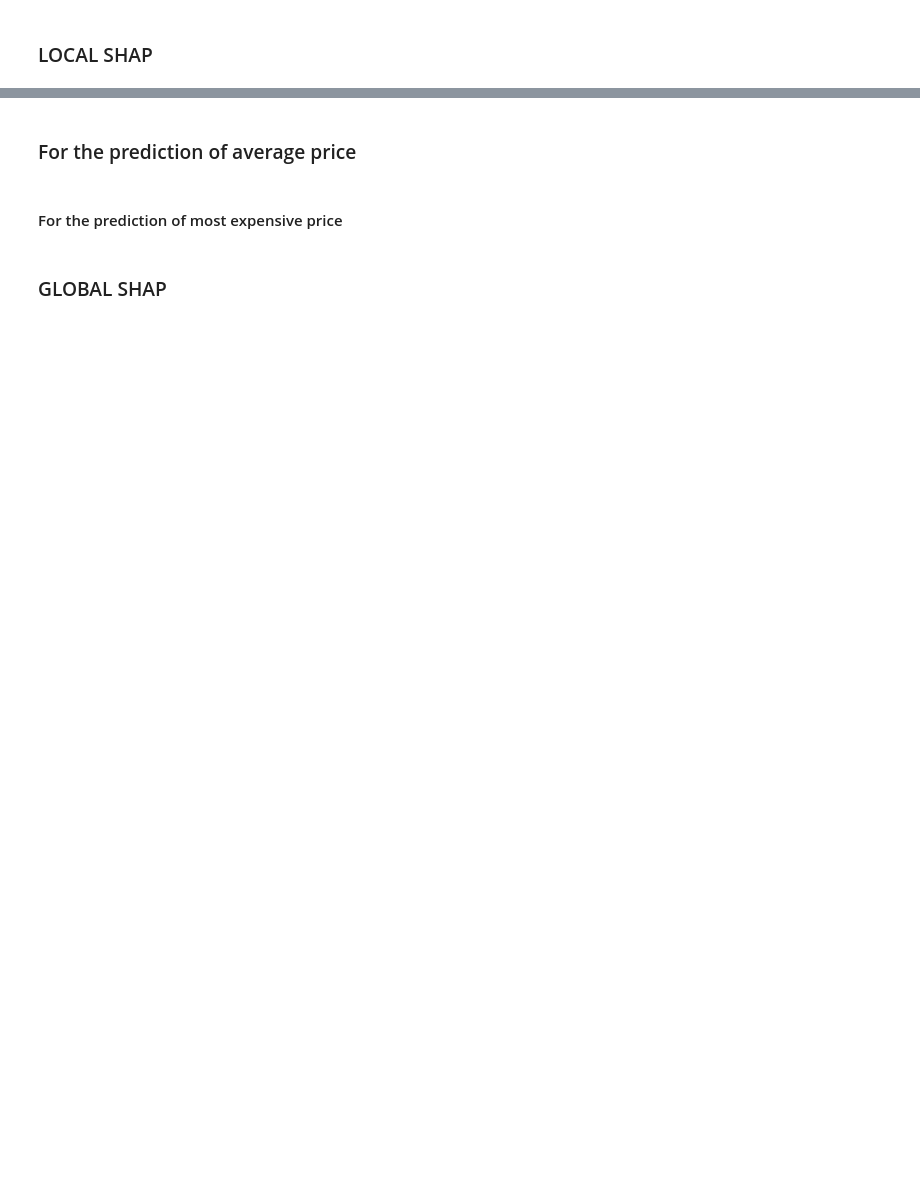
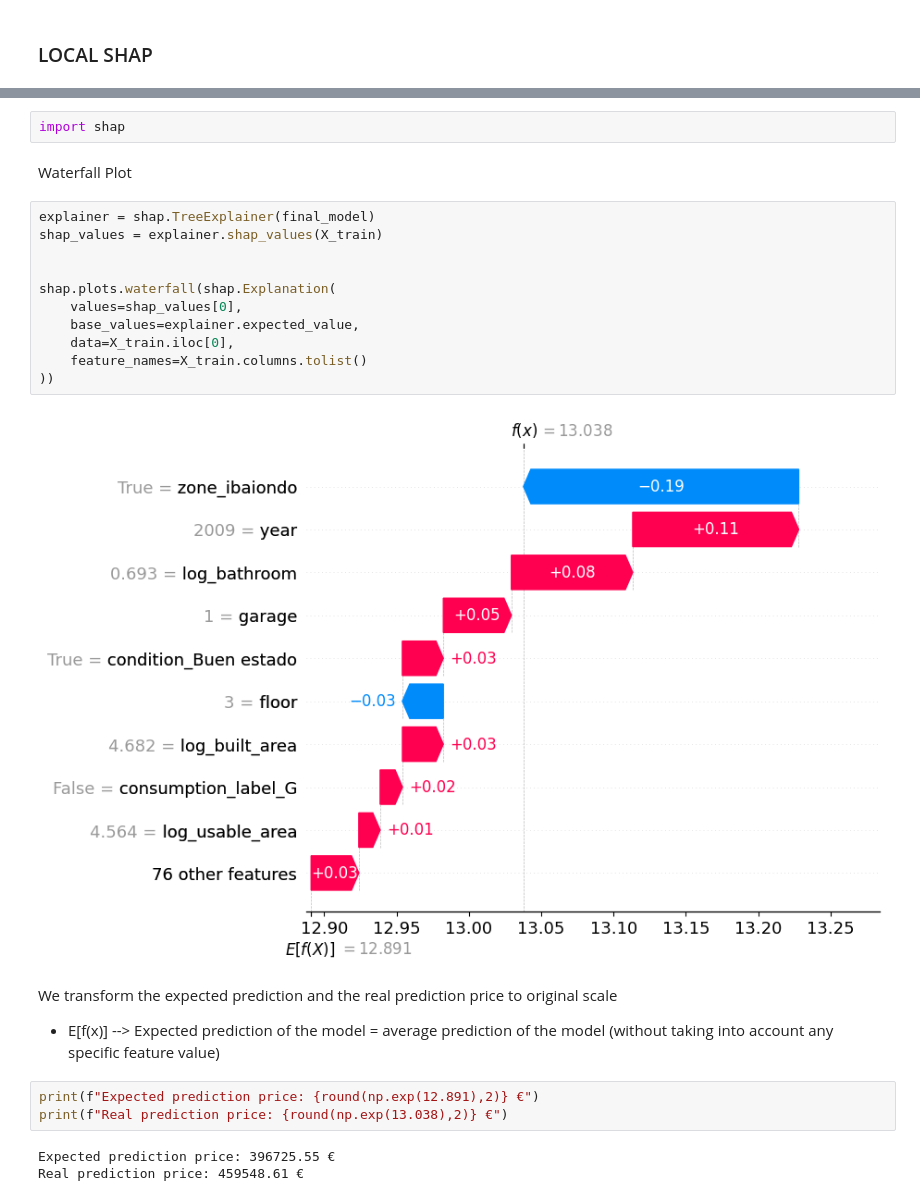
Before and after one commit to ikeiba/bilbao-housing-ml, a Jupyter notebook: regression/regression.ipynb, the cells around one changed output, grey strips where cells are left out. Cells and saved outputs as stored; diff of their text form; blank space fills up the shorter version.

```diff
--- a/regression/regression.ipynb
+++ b/regression/regression.ipynb
@@ -1652,6 +1531,26 @@ On the other hand we can conclude that the year of the house has not so much imp
-# %% [markdown]
-### For the prediction of average price
-# %% [markdown]
-#### For the prediction of most expensive price
-# %% [markdown]
-### GLOBAL SHAP
+# %%
+import shap
+# %% [markdown]
+Waterfall Plot
+# %%
+explainer = shap.TreeExplainer(final_model)
+shap_values = explainer.shap_values(X_train)
+
+
+shap.plots.waterfall(shap.Explanation(
+    values=shap_values[0],
+    base_values=explainer.expected_value,
+    data=X_train.iloc[0],
+    feature_names=X_train.columns.tolist()
+))
+# %% [output]
+[figure, added]
+# %% [markdown]
+We transform the expected prediction and the real prediction price to original scale
+- E[f(x)] --> Expected prediction of the model = average prediction of the model (without taking into account any specific feature value)
+# %%
+print(f"Expected prediction price: {round(np.exp(12.891),2)} €")
+print(f"Real prediction price: {round(np.exp(13.038),2)} €")
+# %% [output]
+Expected prediction price: 396725.55 €
+Real prediction price: 459548.61 €
```
Also changed, not shown: parts of 39 cells of this notebook, 6 other files.
